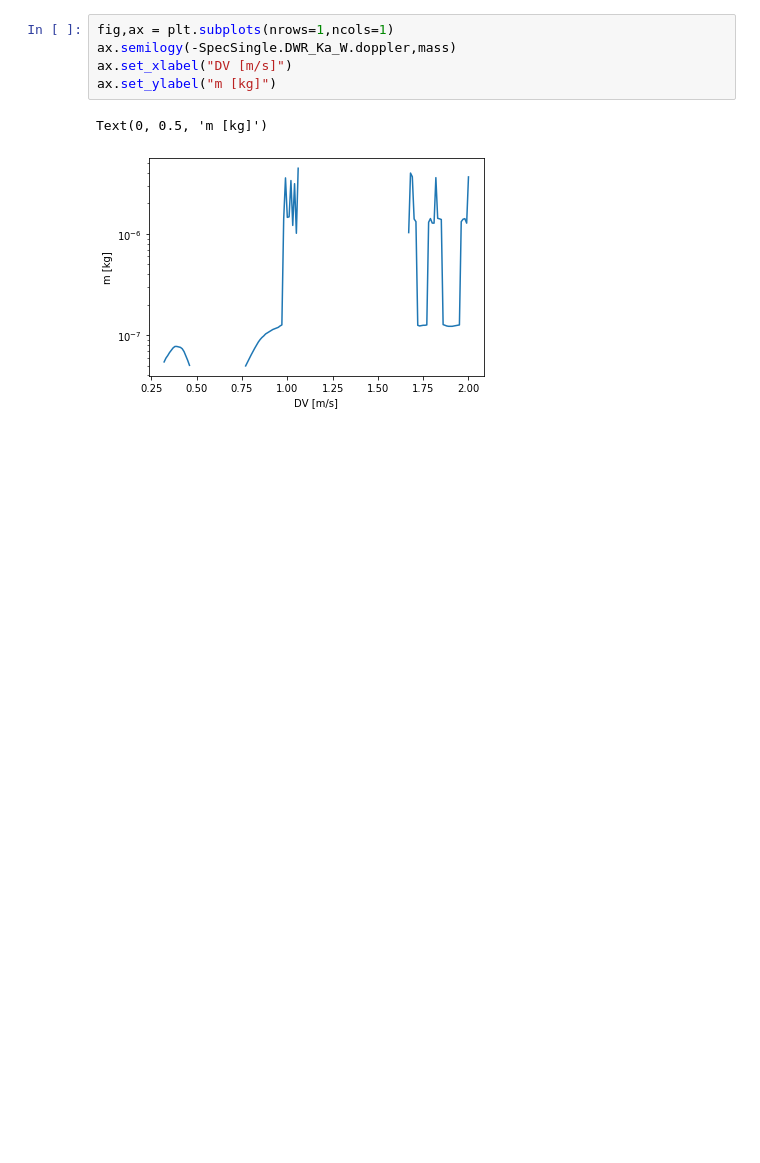
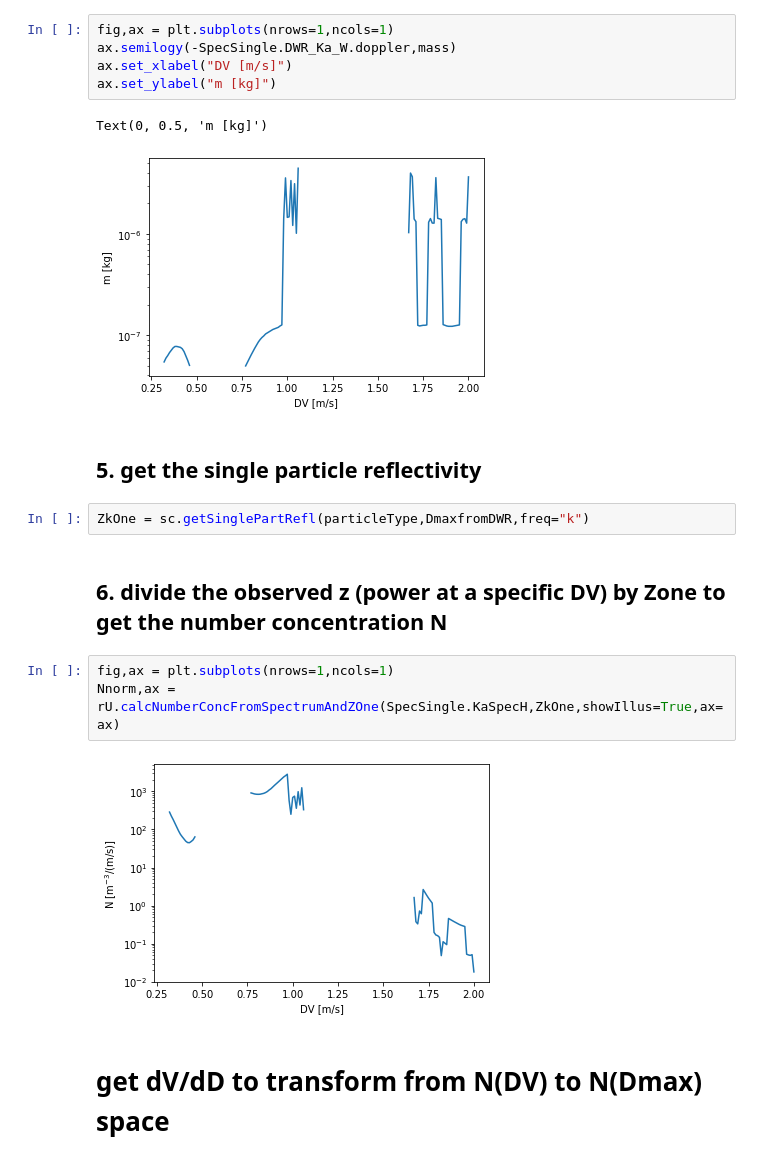
Before and after one commit to OPTIMICe-team/PSDretrieval, a Jupyter notebook: notebooks/ShowcaseRetrievalBarretOrig.ipynb, the cells around one changed output. Saved outputs shown, nothing was run; the diff lists cells and outputs as text; blank space fills up the shorter version.

Commit message:
add retrieval of number concentration vs. Doppler velocity, start of v(D) fit

```diff
--- a/notebooks/Showcase retrieval.ipynb
+++ b/notebooks/ShowcaseRetrievalBarretOrig.ipynb
@@ -98,3 +98,16 @@ ax.set_ylabel("m [kg]")
 # %% [output]
 Text(0, 0.5, 'm [kg]')
 [figure]
+# %% [markdown]
+## 5. get the single particle reflectivity
+# %%
+ZkOne = sc.getSinglePartRefl(particleType,DmaxfromDWR,freq="k")
+# %% [markdown]
+## 6. divide the observed z (power at a specific DV) by Zone to get the number concentration N
+# %%
+fig,ax = plt.subplots(nrows=1,ncols=1)
+Nnorm,ax = rU.calcNumberConcFromSpectrumAndZOne(SpecSingle.KaSpecH,ZkOne,showIllus=True,ax=ax)
+# %% [output]
+[figure, added]
+# %% [markdown]
+# get dV/dD to transform from N(DV) to N(Dmax) space
```
Also changed, not shown: parts of 8 cells of this notebook, 3 other files.
